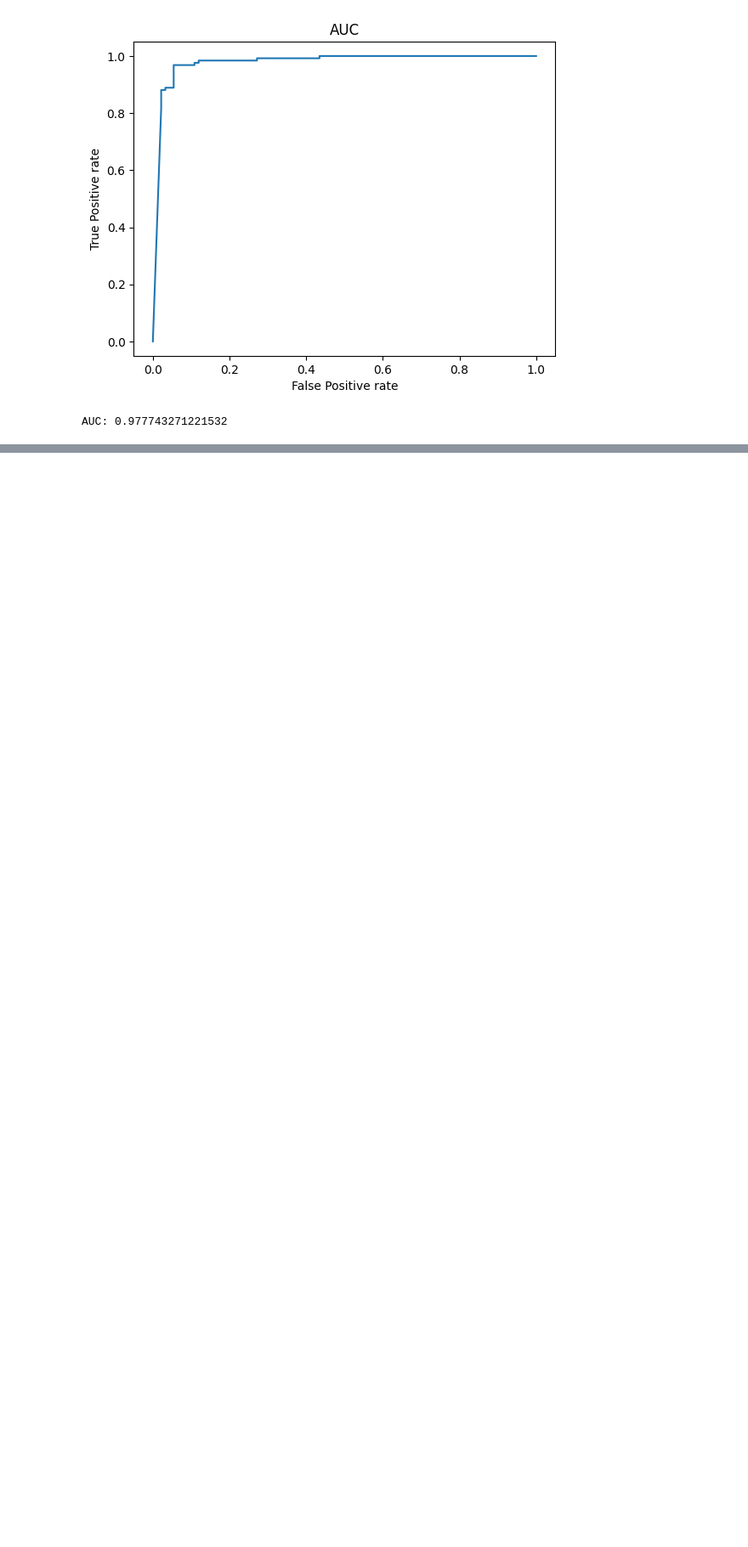
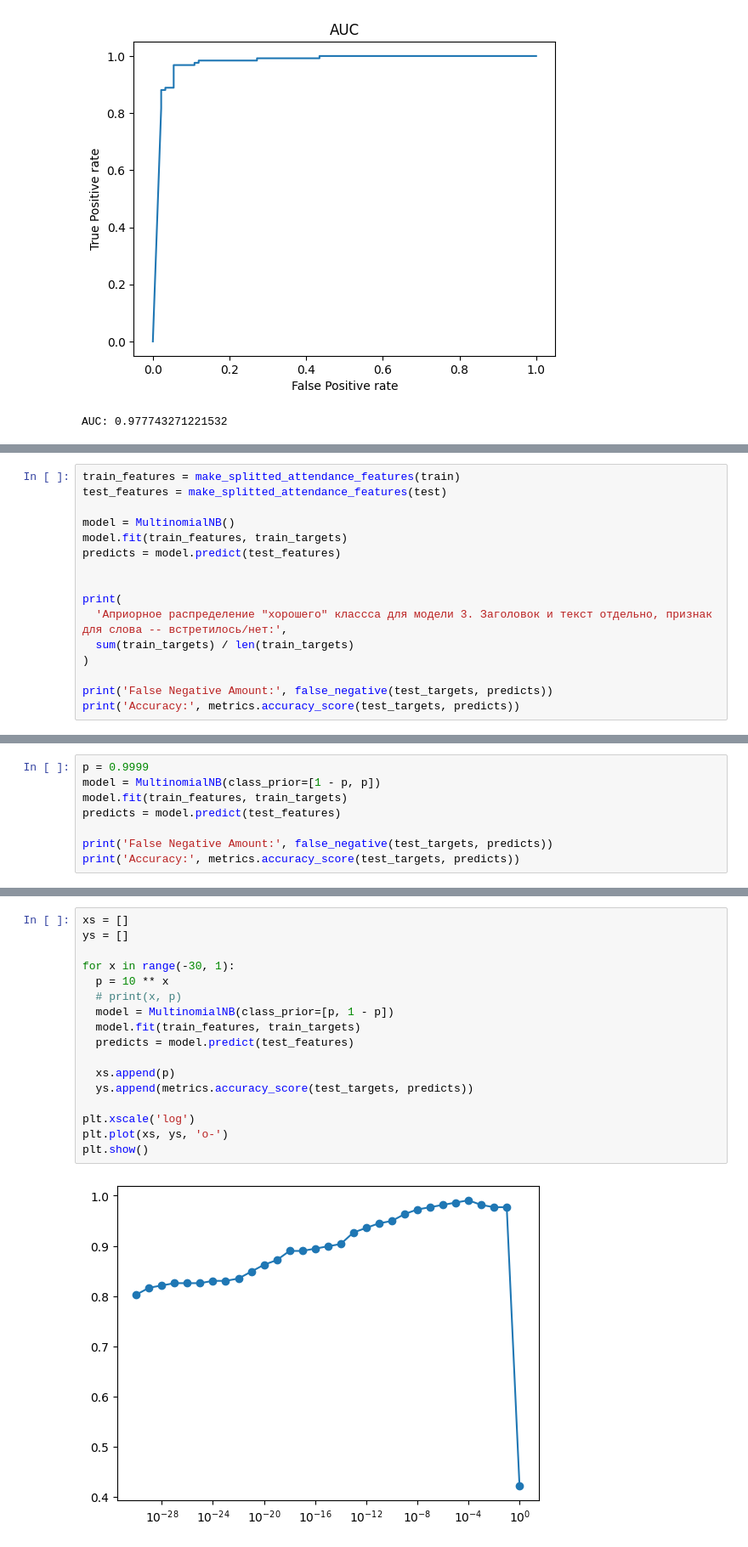
Before and after one commit to erov/data-analysis, a Jupyter notebook: lab5/solution.ipynb, the cells around one changed output, grey strips where cells are left out. Shown: that part at 85% size. Drawn from its saved outputs; the diff is of its cells as text; blank space fills up the shorter version.

```diff
--- a/lab5/solution.ipynb
+++ b/lab5/solution.ipynb
@@ -190,0 +199,16 @@ AUC: 0.977743271221532
+# %%
+train_features = make_splitted_attendance_features(train)
+test_features = make_splitted_attendance_features(test)
+
+model = MultinomialNB()
+model.fit(train_features, train_targets)
+predicts = model.predict(test_features)
+
+
+print(
+  'Априорное распределение "хорошего" классса для модели 3. Заголовок и текст отдельно, признак для слова -- встретилось/нет:',
+  sum(train_targets) / len(train_targets)
+)
+
+print('False Negative Amount:', false_negative(test_targets, predicts))
+print('Accuracy:', metrics.accuracy_score(test_targets, predicts))
@@ -190,0 +219,8 @@ AUC: 0.977743271221532
+# %%
+p = 0.9999
+model = MultinomialNB(class_prior=[1 - p, p])
+model.fit(train_features, train_targets)
+predicts = model.predict(test_features)
+
+print('False Negative Amount:', false_negative(test_targets, predicts))
+print('Accuracy:', metrics.accuracy_score(test_targets, predicts))
@@ -190,0 +232,19 @@ AUC: 0.977743271221532
+# %%
+xs = []
+ys = []
+
+for x in range(-30, 1):
+  p = 10 ** x
+  # print(x, p)
+  model = MultinomialNB(class_prior=[p, 1 - p])
+  model.fit(train_features, train_targets)
+  predicts = model.predict(test_features)
+
+  xs.append(p)
+  ys.append(metrics.accuracy_score(test_targets, predicts))
+
+plt.xscale('log')
+plt.plot(xs, ys, 'o-')
+plt.show()
+# %% [output]
+[figure, added]
```
Also changed, not shown: parts of 5 cells of this notebook.
